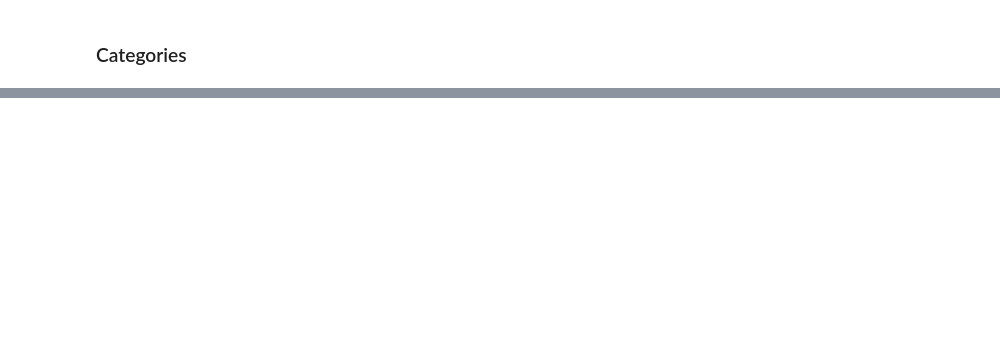
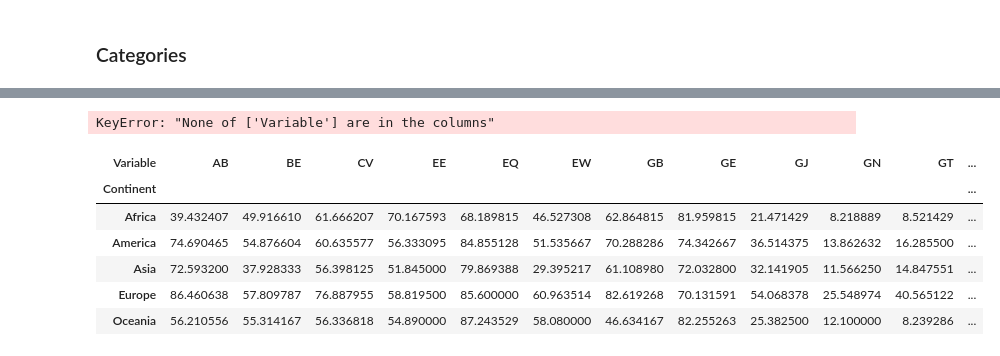
Before and after one commit to simonzabrocki/SimulationDashboard, a Jupyter notebook: drafts.ipynb, the cells around one changed output, grey strips where cells are left out. Saved outputs shown, nothing was run; the diff lists cells and outputs as text; code cells hidden in the pictures; blank space fills up the shorter version.

```diff
--- a/drafts.ipynb
+++ b/drafts.ipynb
@@ -248,12 +344,16 @@ ValueError:
 # %%
 import plotly.express as px
 
-df = data[(data.Aggregation == 'Dimension') & (data.Year == 2020)]
+df = data[(data.Aggregation == 'Category') & (data.Year == 2020)]
 df = df.groupby(['Continent', 'Variable']).mean()['Value'].reset_index().pivot(index='Continent', columns='Variable')
-
-fig = px.imshow(df['Value'],
+df = df['Value']
+df[''] = None
+df[' '] = None
+df['   '] = None
+to_plot = ['EE', 'EW', 'SL', 'ME'] +[''] + ['EQ', 'GE', 'BE', 'CV'] + [' '] + ['AB', 'GB', 'SE', 'SP'] + ['   '] +['GV', 'GT', 'GJ', 'GN']
+fig = px.imshow(df[to_plot],
           color_continuous_scale=[(0, "#fc8d59"), (0.6, "#ffffbf"), (1, "#14ac9c")],
-          labels=dict(x="Dimension", y="Continent", color="Value"),
+          labels=dict(x="", y="", color="Value"),
                range_color=[0, 100],)
 
 
@@ -263,5 +363,7 @@ fig.update_layout(coloraxis_colorbar=dict(title="",
                                               dtick=20
                                               ))
 fig.update_layout(margin={"r": 0, "t": 0, "l": 0, "b": 0})
+fig.layout.plot_bgcolor = '#fff'
+fig
 # %% [output]
 [interactive output not drawn]
@@ -269,0 +382,19 @@ fig.update_layout(margin={"r": 0, "t": 0, "l": 0, "b": 0})
+# %%
+cats = ['EE', 'EW', 'SL', 'ME',
+ 'EQ', 'GE', 'BE', 'CV',
+ 'AB', 'GB', 'SE', 'SP',
+ 'GV', 'GT', 'GJ', 'GN']
+# %%
+df.set_index('Variable').T[cats].T
+# %% [output]
+KeyError: "None of ['Variable'] are in the columns"
+# %%
+df
+# %% [output]
+| Variable | AB | BE | CV | EE | EQ | EW | GB | GE | GJ | GN | GT | ... |
+| Continent |  |  |  |  |  |  |  |  |  |  |  | ... |
+| Africa | 39.432407 | 49.916610 | 61.666207 | 70.167593 | 68.189815 | 46.527308 | 62.864815 | 81.959815 | 21.471429 | 8.218889 | 8.521429 | ... |
+| America | 74.690465 | 54.876604 | 60.635577 | 56.333095 | 84.855128 | 51.535667 | 70.288286 | 74.342667 | 36.514375 | 13.862632 | 16.285500 | ... |
+| Asia | 72.593200 | 37.928333 | 56.398125 | 51.845000 | 79.869388 | 29.395217 | 61.108980 | 72.032800 | 32.141905 | 11.566250 | 14.847551 | ... |
+| Europe | 86.460638 | 57.809787 | 76.887955 | 58.819500 | 85.600000 | 60.963514 | 82.619268 | 70.131591 | 54.068378 | 25.548974 | 40.565122 | ... |
+| Oceania | 56.210556 | 55.314167 | 56.336818 | 54.890000 | 87.243529 | 58.080000 | 46.634167 | 82.255263 | 25.382500 | 12.100000 | 8.239286 | ... |
```
Also changed, not shown: parts of 15 cells of this notebook, 6 other files.
